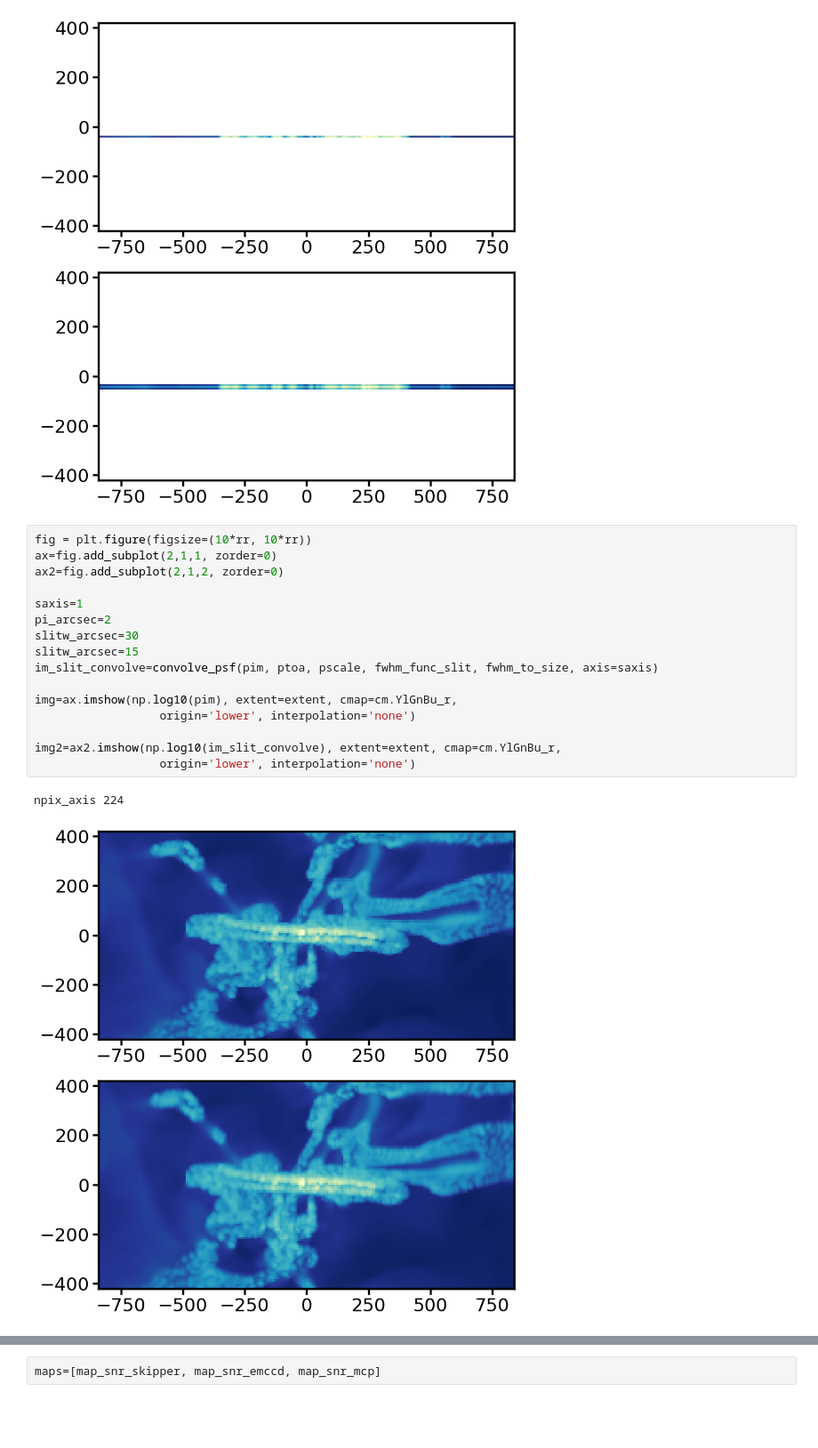
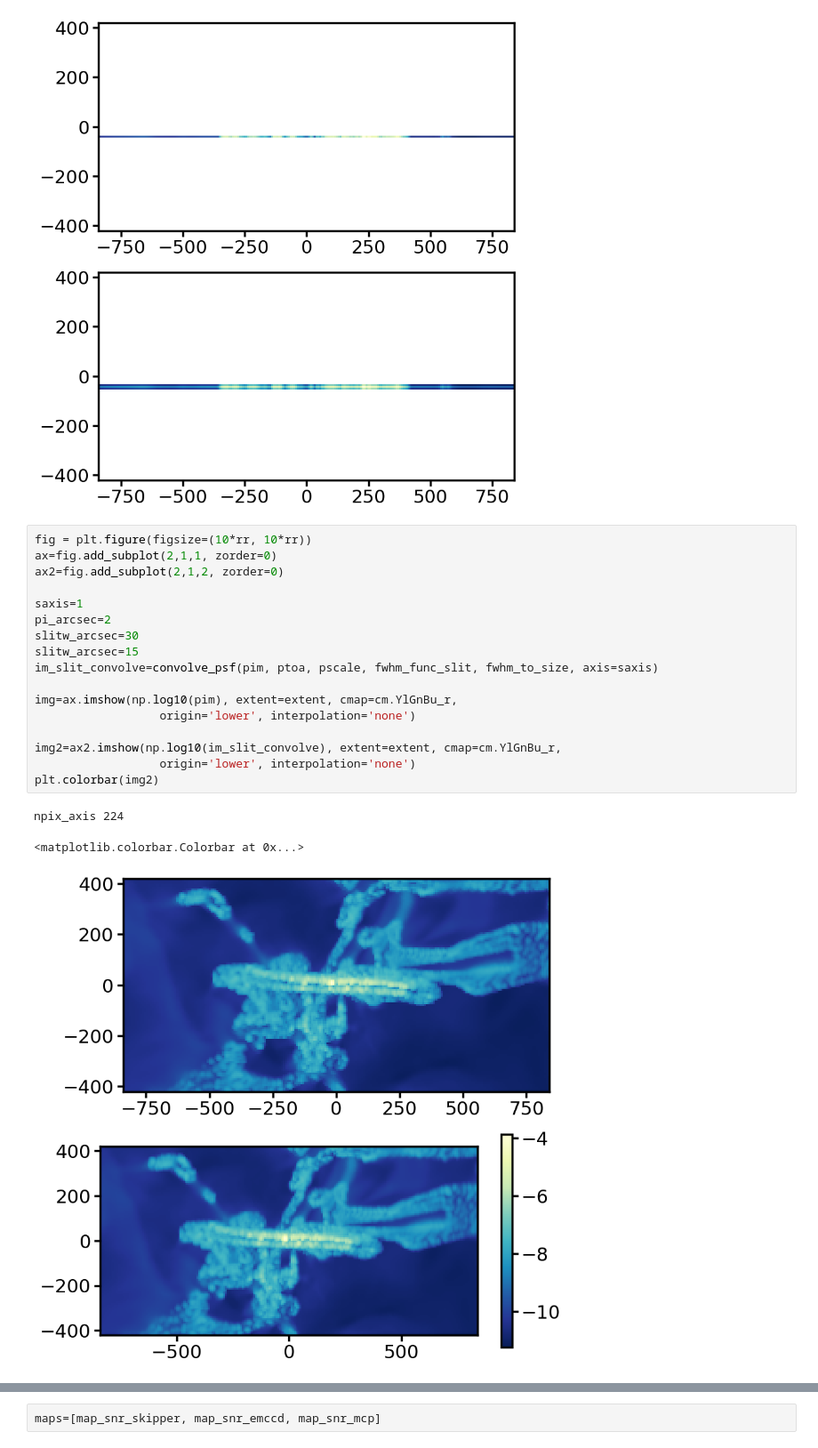
Before and after one commit to brockparker/Research, a Jupyter notebook: CCDs/Skipper_Noise/Brock/aspera_resolutions_Brock.ipynb, the cells around one changed output, grey strips where cells are left out. Shown at 89% size. Cells and saved outputs as stored; diff of their text form; blank space fills up the shorter version.

```diff
--- a/CCDs/Skipper_Noise/Brock/aspera_resolutions_Brock.ipynb
+++ b/CCDs/Skipper_Noise/Brock/aspera_resolutions_Brock.ipynb
@@ -1027,22 +1060,24 @@ aa 112
 # %%
 fig = plt.figure(figsize=(10*rr, 10*rr))
 ax=fig.add_subplot(2,1,1, zorder=0)
 ax2=fig.add_subplot(2,1,2, zorder=0)
 
 saxis=1
 pi_arcsec=2
 slitw_arcsec=30
 slitw_arcsec=15
 im_slit_convolve=convolve_psf(pim, ptoa, pscale, fwhm_func_slit, fwhm_to_size, axis=saxis)
 
 img=ax.imshow(np.log10(pim), extent=extent, cmap=cm.YlGnBu_r,
                   origin='lower', interpolation='none')
 
 img2=ax2.imshow(np.log10(im_slit_convolve), extent=extent, cmap=cm.YlGnBu_r,
                   origin='lower', interpolation='none')
+plt.colorbar(img2)
 # %% [output]
 npix_axis 224
+<matplotlib.colorbar.Colorbar at 0x...>
-[figure, old version]
+[figure, new version]
 # %%
 fig = plt.figure(figsize=(10*rr, 10*rr))
 ax=fig.add_subplot(2,1,1, zorder=0)
```
Also changed, not shown: parts of 25 cells of this notebook, 3 other files.
